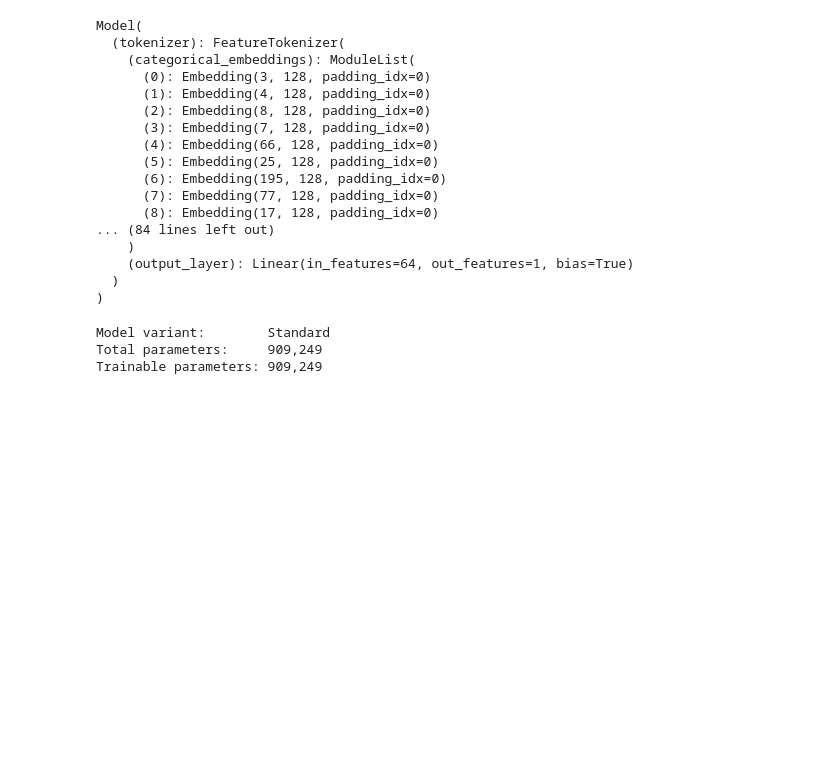
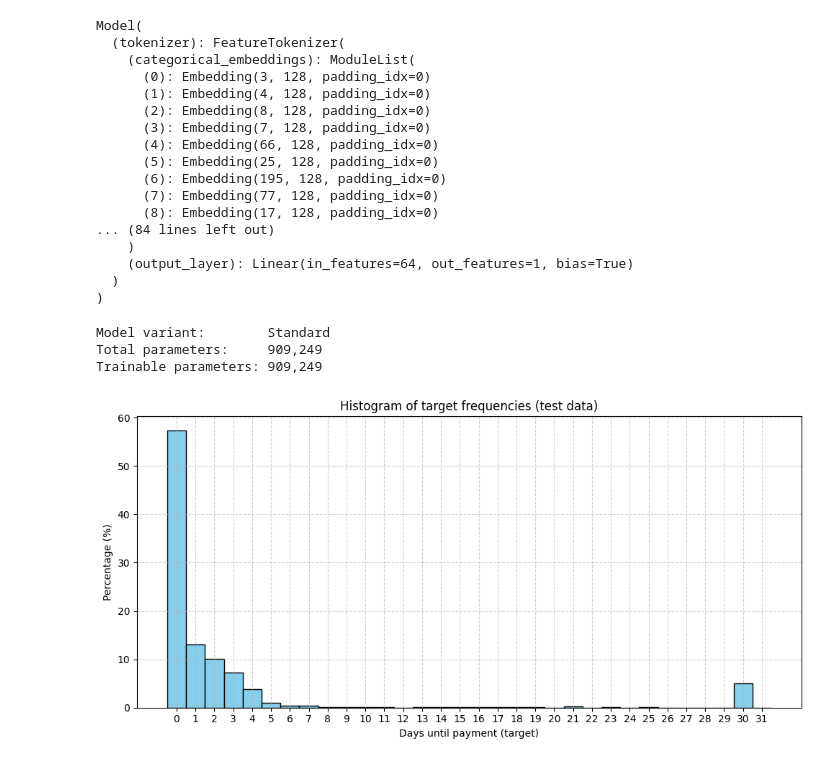
Before and after one commit to bardologia/bardologia-rental-churn-2, a Jupyter notebook: results.ipynb, the cells around one changed output. Saved outputs shown, nothing was run; the diff lists cells and outputs as text; code cells hidden in the pictures; blank space fills up the shorter version.

```diff
--- a/results.ipynb
+++ b/results.ipynb
@@ -139,6 +139,31 @@ den_preds   = np.expm1(target_scaler.inverse_transform(preds_tensor.reshape(-1,
 
 den_preds   = np.clip(den_preds, 0, None)
 den_targets = np.clip(den_targets, 0, None)
+# %%
+y = den_targets.ravel()
+unique_vals = np.unique(y)
+if np.allclose(unique_vals, np.round(unique_vals)) and len(unique_vals) <= 100:
+    max_val = int(np.ceil(y.max()))
+    bins = np.arange(0, max_val + 2) - 0.5
+    xticks = np.arange(0, max_val + 1)
+else:
+    bins = 'auto'
+    xticks = None
+
+weights = np.ones_like(y) / len(y) * 100
+
+plt.figure(figsize=(10, 5))
+plt.hist(y, bins=bins, weights=weights, color='skyblue', edgecolor='black')
+plt.title('Histogram of target frequencies (test data)')
+plt.xlabel('Days until payment (target)')
+plt.ylabel('Percentage (%)')
+if xticks is not None:
+    plt.xticks(xticks)
+plt.grid(True, linestyle='--', alpha=0.6)
+plt.tight_layout()
+plt.show()
+# %% [output]
+[figure, added]
 # %%
 
 mae = np.mean(np.abs(den_preds - den_targets))
```
Also changed, not shown: parts of 9 cells of this notebook, 9 other files.
